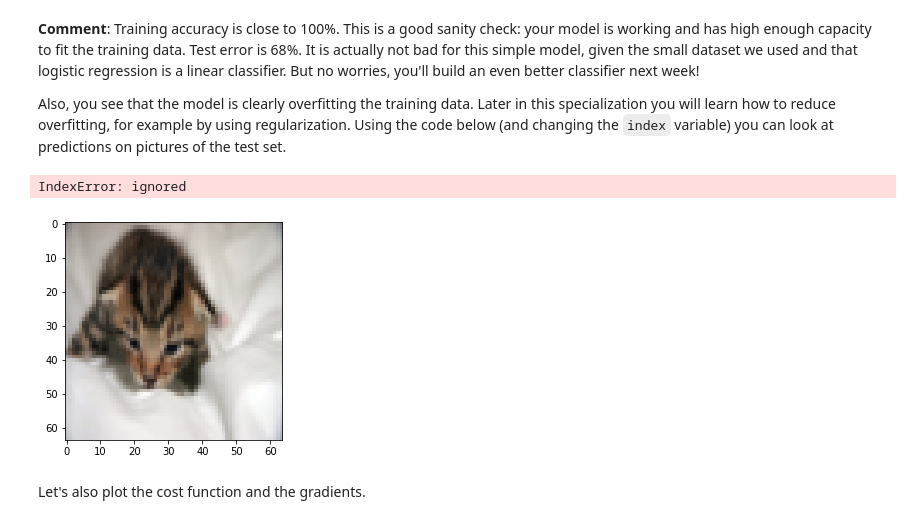
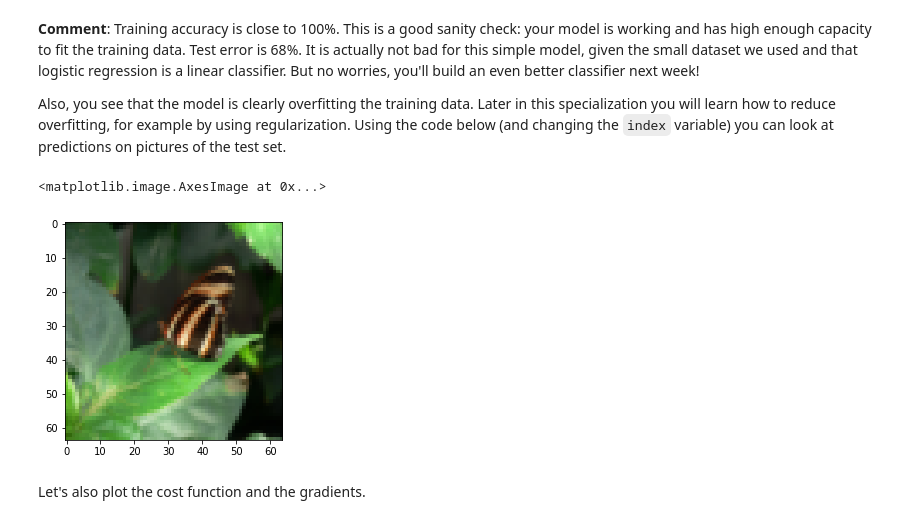
Before and after one commit to mishraraaj/Deep_Learning, a Jupyter notebook: Raj_mishra_Logistic_Regression_with_a_Neural_Network_Mindset.ipynb, the cells around one changed output. Drawn from its saved outputs; the diff is of its cells as text; code cells hidden in the pictures.

```diff
--- a/Raj_mishra_Logistic_Regression_with_a_Neural_Network_Mindset.ipynb
+++ b/Raj_mishra_Logistic_Regression_with_a_Neural_Network_Mindset.ipynb
@@ -719,14 +717,12 @@ test accuracy: 70.0 %
 **Comment**: Training accuracy is close to 100%. This is a good sanity check: your model is working and has high enough capacity to fit the training data. Test error is 68%. It is actually not bad for this simple model, given the small dataset we used and that logistic regression is a linear classifier. But no worries, you'll build an even better classifier next week!
 
 Also, you see that the model is clearly overfitting the training data. Later in this specialization you will learn how to reduce overfitting, for example by using regularization. Using the code below (and changing the `index` variable) you can look at predictions on pictures of the test set.
-# %%
-# Example of a picture that was wrongly classified.
-index = 1
-plt.imshow(test_set_x[:,index].reshape((num_px, num_px, 3)))
-print ("y = " + str(test_set_y[0,index]) + ", you predicted that it is a \"" + classes[d["Y_prediction_test"][0,index]].decode("utf-8") +  "\" picture.")
-# %% [output]
-IndexError: ignored
-[figure, removed]
+# %%
+index = 5
+plt.imshow(test_set_x[:,index].reshape((num_px, num_px, 3)))
+# %% [output]
+<matplotlib.image.AxesImage at 0x...>
+[figure, added]
 # %% [markdown]
 Let's also plot the cost function and the gradients.
 # %%
```
Also changed, not shown: parts of 2 cells of this notebook.
